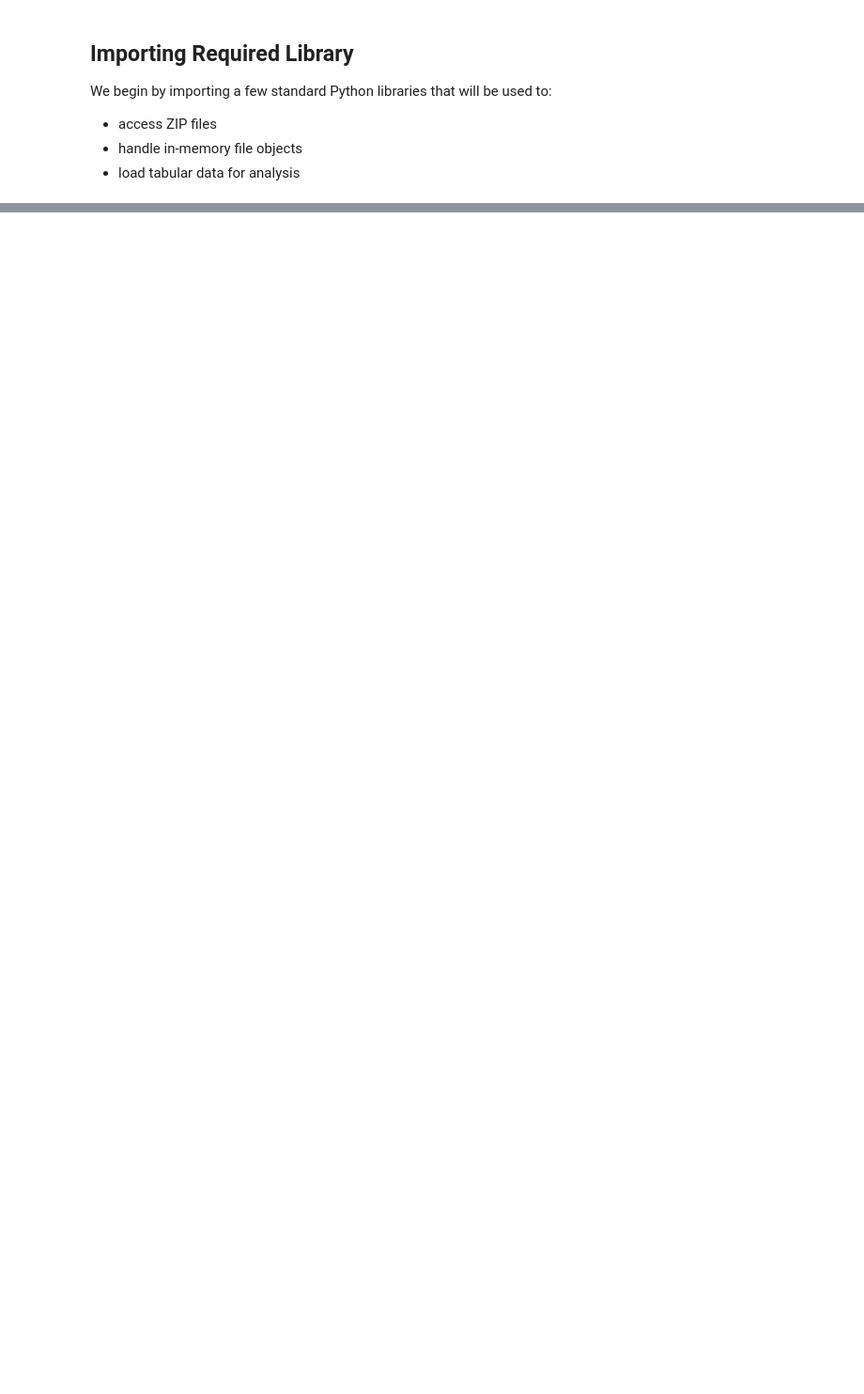
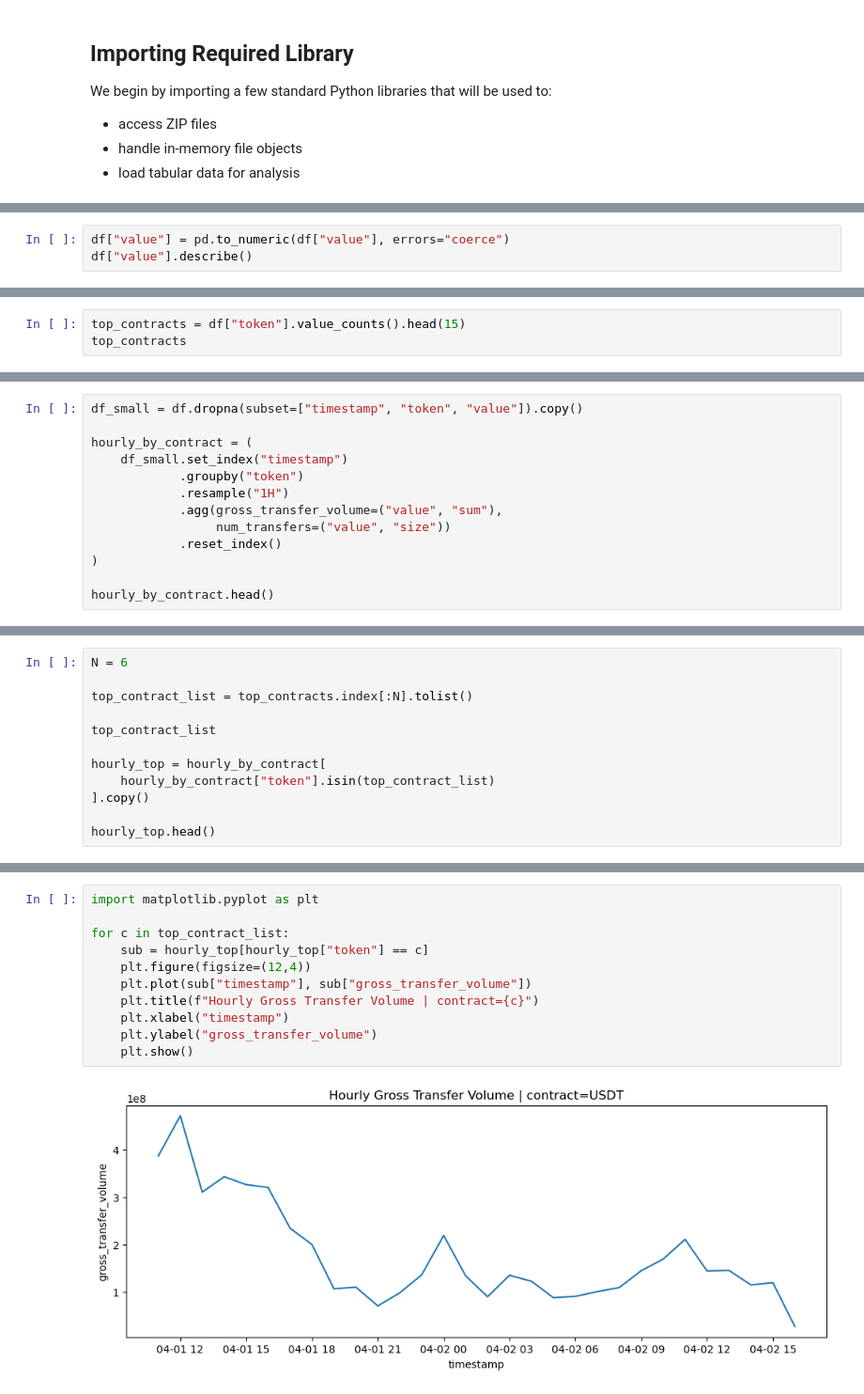
Before and after one commit to dextertan89/Dab-a-thon, a Jupyter notebook: notebooks/01_explore_terra.ipynb, the cells around one changed output, grey strips where cells are left out. Shown at 94% size. Drawn from its saved outputs; the diff is of its cells as text; blank space fills up the shorter version.

```diff
--- a/notebooks/01_explore_terra.ipynb
+++ b/notebooks/01_explore_terra.ipynb
@@ -20,0 +87,3 @@ FileNotFoundError: [Errno 2] No such file or directory: 'data/raw/terra/ERC20-st
+# %%
+df["value"] = pd.to_numeric(df["value"], errors="coerce")
+df["value"].describe()
@@ -20,0 +111,3 @@ FileNotFoundError: [Errno 2] No such file or directory: 'data/raw/terra/ERC20-st
+# %%
+top_contracts = df["token"].value_counts().head(15)
+top_contracts
@@ -20,0 +123,13 @@ FileNotFoundError: [Errno 2] No such file or directory: 'data/raw/terra/ERC20-st
+# %%
+df_small = df.dropna(subset=["timestamp", "token", "value"]).copy()
+
+hourly_by_contract = (
+    df_small.set_index("timestamp")
+            .groupby("token")
+            .resample("1H")
+            .agg(gross_transfer_volume=("value", "sum"),
+                 num_transfers=("value", "size"))
+            .reset_index()
+)
+
+hourly_by_contract.head()
@@ -20,0 +143,12 @@ FileNotFoundError: [Errno 2] No such file or directory: 'data/raw/terra/ERC20-st
+# %%
+N = 6
+
+top_contract_list = top_contracts.index[:N].tolist()
+
+top_contract_list
+
+hourly_top = hourly_by_contract[
+    hourly_by_contract["token"].isin(top_contract_list)
+].copy()
+
+hourly_top.head()
@@ -20,0 +162,13 @@ FileNotFoundError: [Errno 2] No such file or directory: 'data/raw/terra/ERC20-st
+# %%
+import matplotlib.pyplot as plt
+
+for c in top_contract_list:
+    sub = hourly_top[hourly_top["token"] == c]
+    plt.figure(figsize=(12,4))
+    plt.plot(sub["timestamp"], sub["gross_transfer_volume"])
+    plt.title(f"Hourly Gross Transfer Volume | contract={c}")
+    plt.xlabel("timestamp")
+    plt.ylabel("gross_transfer_volume")
+    plt.show()
+# %% [output]
+[figure, added]
```
Also changed, not shown: parts of 17 cells of this notebook, 5 other files.
